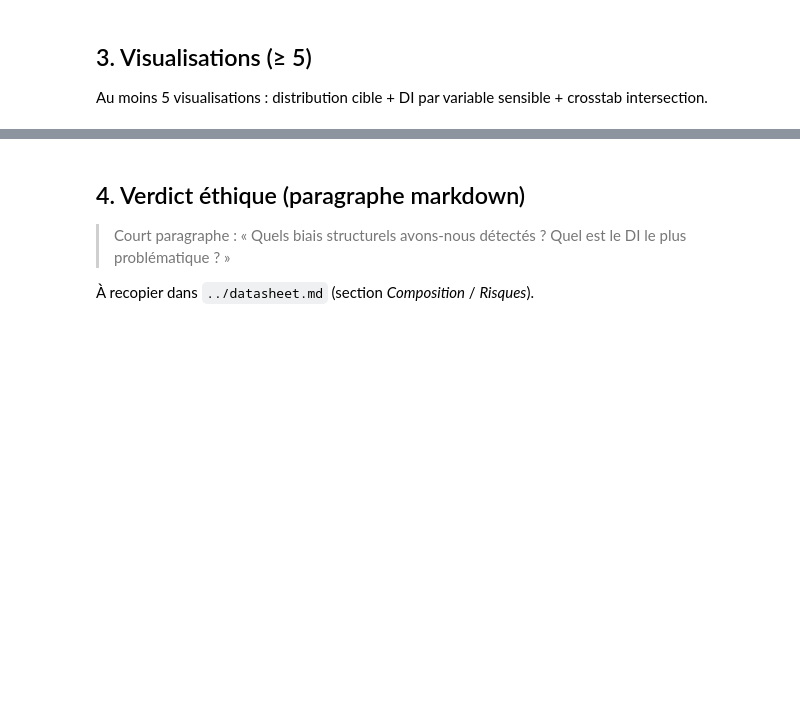
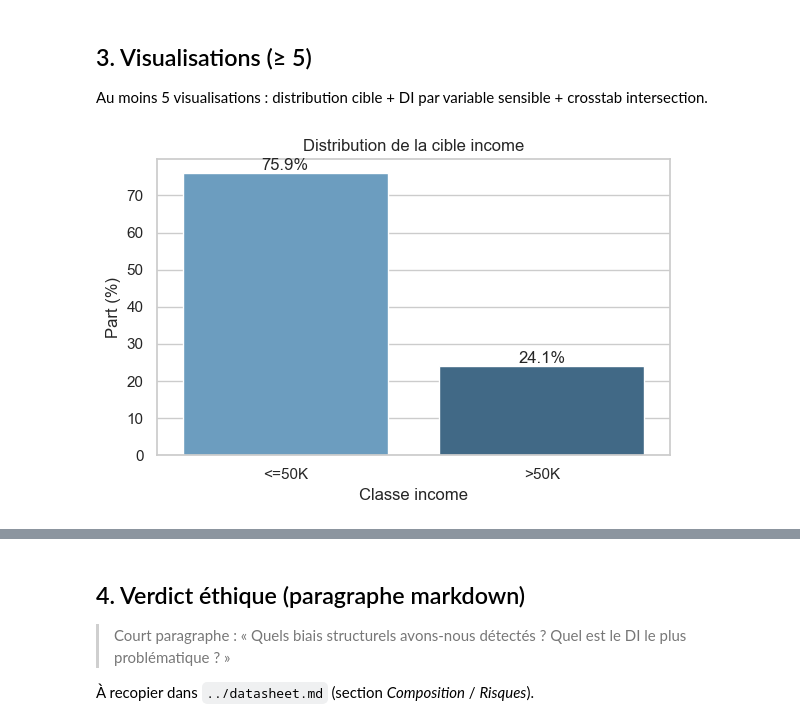
Before and after one commit to Franck-Beugnet/M2-B2-athena-celia-franck, a Jupyter notebook: notebooks/M2-B2_audit_celia_franck.ipynb, the cells around one changed output, grey strips where cells are left out. Drawn from its saved outputs; the diff is of its cells as text; code cells hidden in the pictures; blank space fills up the shorter version.

```diff
--- a/notebooks/M2-B2_audit_celia_franck.ipynb
+++ b/notebooks/M2-B2_audit_celia_franck.ipynb
@@ -150,0 +218,13 @@ def disparate_impact(df: pd.DataFrame, sensible: str, target: str = "income",
+# %%
+df["sex_race"] = df["sex"].str.cat(df["race"], sep="_")
+sr_global, sr_intersection, di_intersection = disparate_impact_vs_overall(df, "sex_race")
+
+intersection_table = pd.DataFrame(
+    {
+        "selection_rate_>50K": sr_intersection,
+        "DI_vs_overall": di_intersection,
+    }
+).sort_values("selection_rate_>50K", ascending=False)
+
+display(pd.DataFrame({"global_selection_rate_>50K": [round(sr_global, 4)]}))
+display(intersection_table.round(3))
@@ -157,0 +251,80 @@ crosstab intersection.
+# %%
+# 1) Distribution de la cible income
+plt.figure(figsize=(6, 4))
+income_dist = (
+    df["income"].value_counts(normalize=True).mul(100).rename_axis("income").reset_index(name="percent")
+)
+ax = sns.barplot(data=income_dist, x="income", y="percent", hue="income", palette="Blues_d", legend=False)
+ax.set_title("Distribution de la cible income")
+ax.set_xlabel("Classe income")
+ax.set_ylabel("Part (%)")
+for container in ax.containers:
+    ax.bar_label(container, fmt="%.1f%%")
+plt.tight_layout()
+plt.show()
+
+# 2) Taux de selection >50K par sexe
+plt.figure(figsize=(6, 4))
+sex_plot = sex_table.reset_index()
+sex_col = sex_plot.columns[0]
+ax = sns.barplot(data=sex_plot, x=sex_col, y="selection_rate_>50K", hue=sex_col, palette="Set2", legend=False)
+ax.set_title("Taux de selection >50K par sexe")
+ax.set_xlabel("Sexe")
+ax.set_ylabel("Selection rate")
+plt.tight_layout()
+plt.show()
+
+# 3) DI vs overall par race (sans Other)
+plt.figure(figsize=(8, 4))
+race_plot = race_table.reset_index()
+race_col = race_plot.columns[0]
+ax = sns.barplot(data=race_plot, x=race_col, y="DI_vs_overall", hue=race_col, palette="viridis", legend=False)
+ax.axhline(1.0, color="black", linestyle="--", linewidth=1, label="Parite (DI=1)")
+ax.axhline(0.8, color="red", linestyle=":", linewidth=1, label="Seuil 0.8")
+ax.set_title("DI vs taux global par race (sans Other)")
+ax.set_xlabel("Race")
+ax.set_ylabel("DI vs overall")
+ax.tick_params(axis="x", rotation=20)
+ax.legend()
+plt.tight_layout()
+plt.show()
+
+# 4) Heatmap matrice DI pairwise entre races
+plt.figure(figsize=(6, 5))
+sns.heatmap(di_matrix, annot=True, fmt=".2f", cmap="YlGnBu", vmin=0, vmax=1)
+plt.title("Matrice DI pairwise entre races (sans Other)")
+plt.xlabel("Race comparee")
+plt.ylabel("Race de reference")
+plt.tight_layout()
+plt.show()
+
+# 5) DI vs overall pour les groupes intersectionnels (top 10)
+plt.figure(figsize=(10, 5))
+intersection_top = intersection_table.head(10).reset_index()
+intersection_col = intersection_top.columns[0]
+ax = sns.barplot(data=intersection_top, x=intersection_col, y="DI_vs_overall", hue=intersection_col, palette="magma", legend=False)
+ax.axhline(1.0, color="black", linestyle="--", linewidth=1)
+ax.axhline(0.8, color="red", linestyle=":", linewidth=1)
+ax.set_title("Intersection sex x race : DI vs global (top 10 groupes)")
+ax.set_xlabel("Groupe intersectionnel")
+ax.set_ylabel("DI vs overall")
+ax.tick_params(axis="x", rotation=45)
+plt.tight_layout()
+plt.show()
+
+# 6) Crosstab intersection sex x race sur la part >50K
+pivot_inter = pd.crosstab(
+    df["sex"],
+    df["race"],
+    values=(df["income"] == ">50K").astype(int),
+    aggfunc="mean",
+)
+plt.figure(figsize=(8, 4))
+sns.heatmap(pivot_inter, annot=True, fmt=".2f", cmap="coolwarm", vmin=0, vmax=1)
+plt.title("Part >50K par croisement sex x race")
+plt.xlabel("Race")
+plt.ylabel("Sexe")
+plt.tight_layout()
+plt.show()
+# %% [output]
+[figure, added]
```
Also changed, not shown: parts of 12 cells of this notebook.
